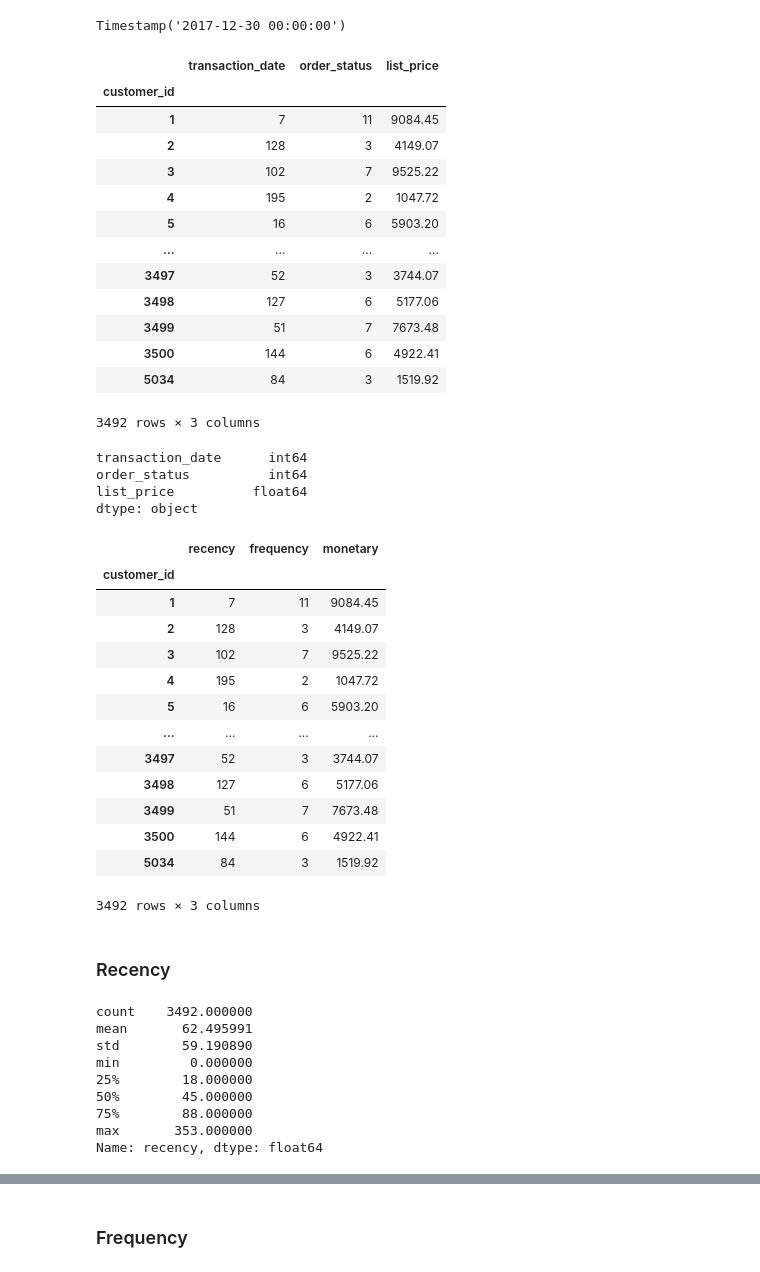
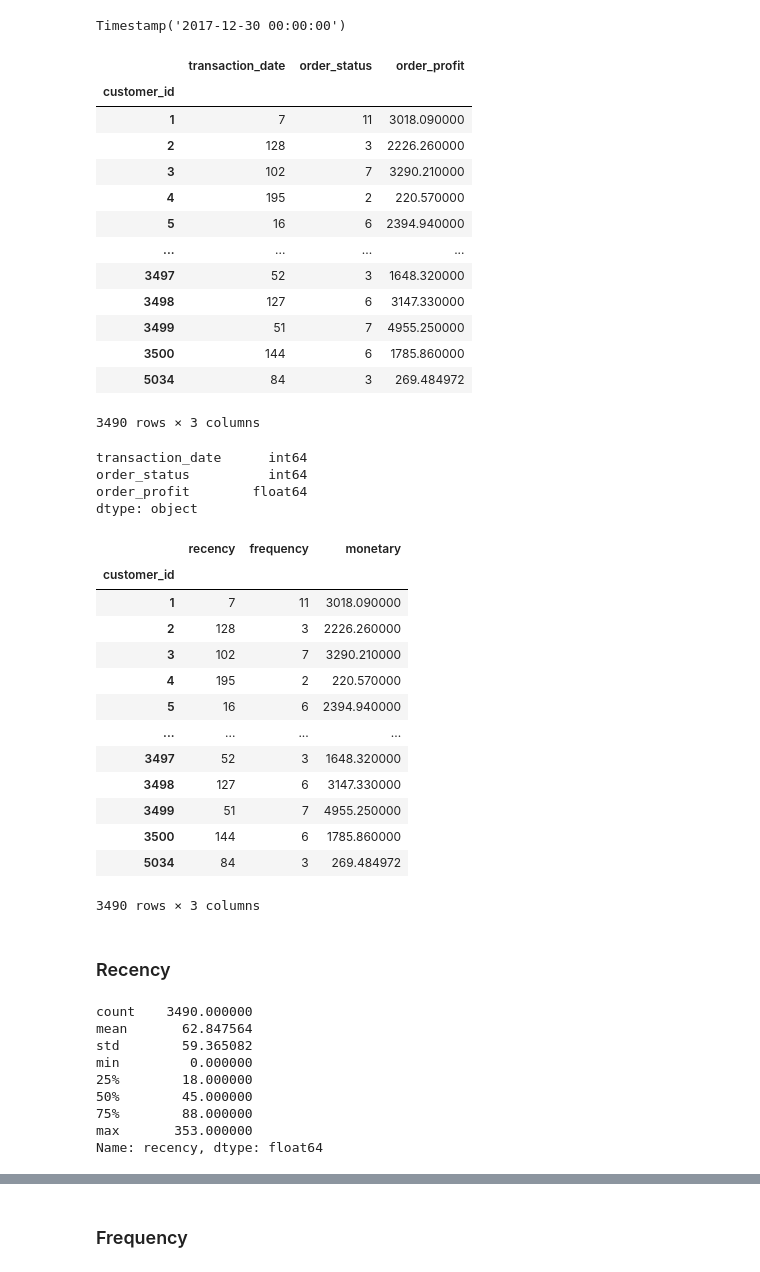
Before and after one commit to Navyhoang/KPMG_Virtual_Internship_Challenge, a Jupyter notebook: Results/KPMG_module_1_transaction.ipynb, the cells around one changed output, grey strips where cells are left out. Cells and saved outputs as stored; diff of their text form; code cells hidden in the pictures.

```diff
--- a/Results/KPMG_module_1_transaction.ipynb
+++ b/Results/KPMG_module_1_transaction.ipynb
@@ -413,33 +413,33 @@ last_date
 Timestamp('2017-12-30 00:00:00')
 # %%
 # Create RFM Modelling scores
-rfm_scores = Transactions.groupby("customer_id").agg({
+rfm_scores = Transactions[Transactions["order_status"] == "Approved"].groupby("customer_id").agg({
     "transaction_date": lambda x: (last_date - x.max()).days,
     "order_status": lambda x: len(x),
-    "list_price": lambda x: sum(x)})
+    "order_profit": lambda x: sum(x)})
 
 rfm_scores
 # %% [output]
-|  | transaction_date | order_status | list_price |
+|  | transaction_date | order_status | order_profit |
 | customer_id |  |  |  |
-| 1 | 7 | 11 | 9084.45 |
-| 2 | 128 | 3 | 4149.07 |
-| 3 | 102 | 7 | 9525.22 |
-| 4 | 195 | 2 | 1047.72 |
-| 5 | 16 | 6 | 5903.20 |
+| 1 | 7 | 11 | 3018.090000 |
+| 2 | 128 | 3 | 2226.260000 |
+| 3 | 102 | 7 | 3290.210000 |
+| 4 | 195 | 2 | 220.570000 |
+| 5 | 16 | 6 | 2394.940000 |
 | ... | ... | ... | ... |
-| 3497 | 52 | 3 | 3744.07 |
-| 3498 | 127 | 6 | 5177.06 |
-| 3499 | 51 | 7 | 7673.48 |
-| 3500 | 144 | 6 | 4922.41 |
-| 5034 | 84 | 3 | 1519.92 |
+| 3497 | 52 | 3 | 1648.320000 |
+| 3498 | 127 | 6 | 3147.330000 |
+| 3499 | 51 | 7 | 4955.250000 |
+| 3500 | 144 | 6 | 1785.860000 |
+| 5034 | 84 | 3 | 269.484972 |
-3492 rows × 3 columns
+3490 rows × 3 columns
 # %%
 rfm_scores.dtypes
 # %% [output]
 transaction_date      int64
 order_status          int64
-list_price          float64
+order_profit        float64
 dtype: object
 # %%
 # Rename the columns
@@ -448,27 +448,27 @@ rfm_scores
 # %% [output]
 |  | recency | frequency | monetary |
 | customer_id |  |  |  |
-| 1 | 7 | 11 | 9084.45 |
-| 2 | 128 | 3 | 4149.07 |
-| 3 | 102 | 7 | 9525.22 |
-| 4 | 195 | 2 | 1047.72 |
-| 5 | 16 | 6 | 5903.20 |
+| 1 | 7 | 11 | 3018.090000 |
+| 2 | 128 | 3 | 2226.260000 |
+| 3 | 102 | 7 | 3290.210000 |
+| 4 | 195 | 2 | 220.570000 |
+| 5 | 16 | 6 | 2394.940000 |
 | ... | ... | ... | ... |
-| 3497 | 52 | 3 | 3744.07 |
-| 3498 | 127 | 6 | 5177.06 |
-| 3499 | 51 | 7 | 7673.48 |
-| 3500 | 144 | 6 | 4922.41 |
-| 5034 | 84 | 3 | 1519.92 |
+| 3497 | 52 | 3 | 1648.320000 |
+| 3498 | 127 | 6 | 3147.330000 |
+| 3499 | 51 | 7 | 4955.250000 |
+| 3500 | 144 | 6 | 1785.860000 |
+| 5034 | 84 | 3 | 269.484972 |
-3492 rows × 3 columns
+3490 rows × 3 columns
 # %% [markdown]
 ### Recency
 # %%
 # Statistics of recency
 rfm_scores["recency"].describe()
 # %% [output]
-count    3492.000000
-mean       62.495991
-std        59.190890
+count    3490.000000
+mean       62.847564
+std        59.365082
 min         0.000000
 25%        18.000000
 50%        45.000000
```
Also changed, not shown: parts of 13 cells of this notebook.
